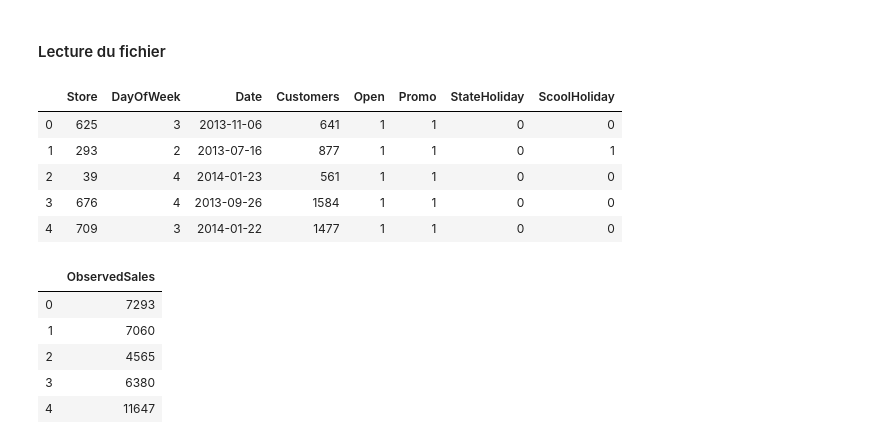
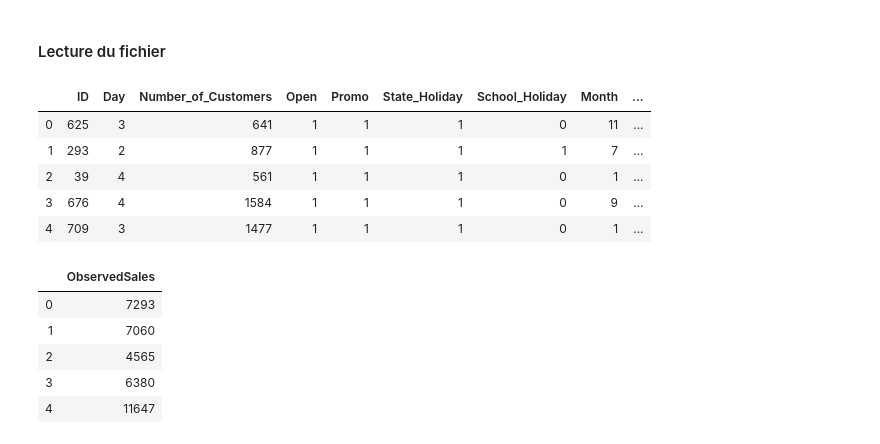
Before and after one commit to Arnofnr/ProjectBigDataCertif, a Jupyter notebook: SalesPredictionFelix.ipynb, the cells around one changed output. Saved outputs shown, nothing was run; the diff lists cells and outputs as text; code cells hidden in the pictures.

```diff
--- a/SalesPredictionFelix.ipynb
+++ b/SalesPredictionFelix.ipynb
@@ -8,15 +8,28 @@ import numpy as np
 import matplotlib.pyplot as plt
 # Lecture des données présentes dans le dépôt
 train_data_file = "store_train.data"
-train_data_df = pd.read_csv(train_data_file ,sep=" ",header=None, names = ["Store", "DayOfWeek", "Date", "Customers", "Open", "Promo", "StateHoliday", "ScoolHoliday"])
-train_data_df.head()
+#train_data_df = pd.read_csv(train_data_file ,sep=" ",header=None, names = ["Store", "DayOfWeek", "Date", "Customers", "Open", "Promo", "StateHoliday", "ScoolHoliday"])
+#train_data_df.head()
-# %% [output]
-|  | Store | DayOfWeek | Date | Customers | Open | Promo | StateHoliday | ScoolHoliday |
-| 0 | 625 | 3 | 2013-11-06 | 641 | 1 | 1 | 0 | 0 |
-| 1 | 293 | 2 | 2013-07-16 | 877 | 1 | 1 | 0 | 1 |
-| 2 | 39 | 4 | 2014-01-23 | 561 | 1 | 1 | 0 | 0 |
-| 3 | 676 | 4 | 2013-09-26 | 1584 | 1 | 1 | 0 | 0 |
-| 4 | 709 | 3 | 2014-01-22 | 1477 | 1 | 1 | 0 | 0 |
+# %%
+df_test = pd.read_csv(train_data_file ,sep=" ",header=None, names = ["ID", "Day", "Date", "Number_of_Customers", "Open", "Promo", "State_Holiday", "School_Holiday"])
+df_test["Date"]=pd.DataFrame(df_test["Date"],dtype="datetime64[ns]")
+df_test["State_Holiday"]=pd.DataFrame(df_test["State_Holiday"],dtype="bool")
+df_test["State_Holiday"]=pd.DataFrame(df_test["State_Holiday"],dtype="int")
+df_test['Month'] = df_test['Date'].map(lambda d: d.month)
+df_test["Month"]=pd.DataFrame(df_test["Month"],dtype=int)
+df_test['Day_of_month'] = df_test['Date'].map(lambda d: d.day)
+df_test["Day_of_month"]=pd.DataFrame(df_test["Day_of_month"],dtype=int)
+df_test['Year'] = df_test['Date'].map(lambda d: d.year)
+df_test["Year"]=pd.DataFrame(df_test["Year"],dtype=int)
+del df_test["Date"]
+df_test.head()
+# %% [output]
+|  | ID | Day | Number_of_Customers | Open | Promo | State_Holiday | School_Holiday | Month | ... |
+| 0 | 625 | 3 | 641 | 1 | 1 | 1 | 0 | 11 | ... |
+| 1 | 293 | 2 | 877 | 1 | 1 | 1 | 1 | 7 | ... |
+| 2 | 39 | 4 | 561 | 1 | 1 | 1 | 0 | 1 | ... |
+| 3 | 676 | 4 | 1584 | 1 | 1 | 1 | 0 | 9 | ... |
+| 4 | 709 | 3 | 1477 | 1 | 1 | 1 | 0 | 1 | ... |
 # %%
 train_solutions_file = "store_train.solution"
 train_solutions_df = pd.read_csv(train_solutions_file ,sep=" ",header=None, names = ["ObservedSales"])
```
Also changed, not shown: parts of 4 cells of this notebook.
